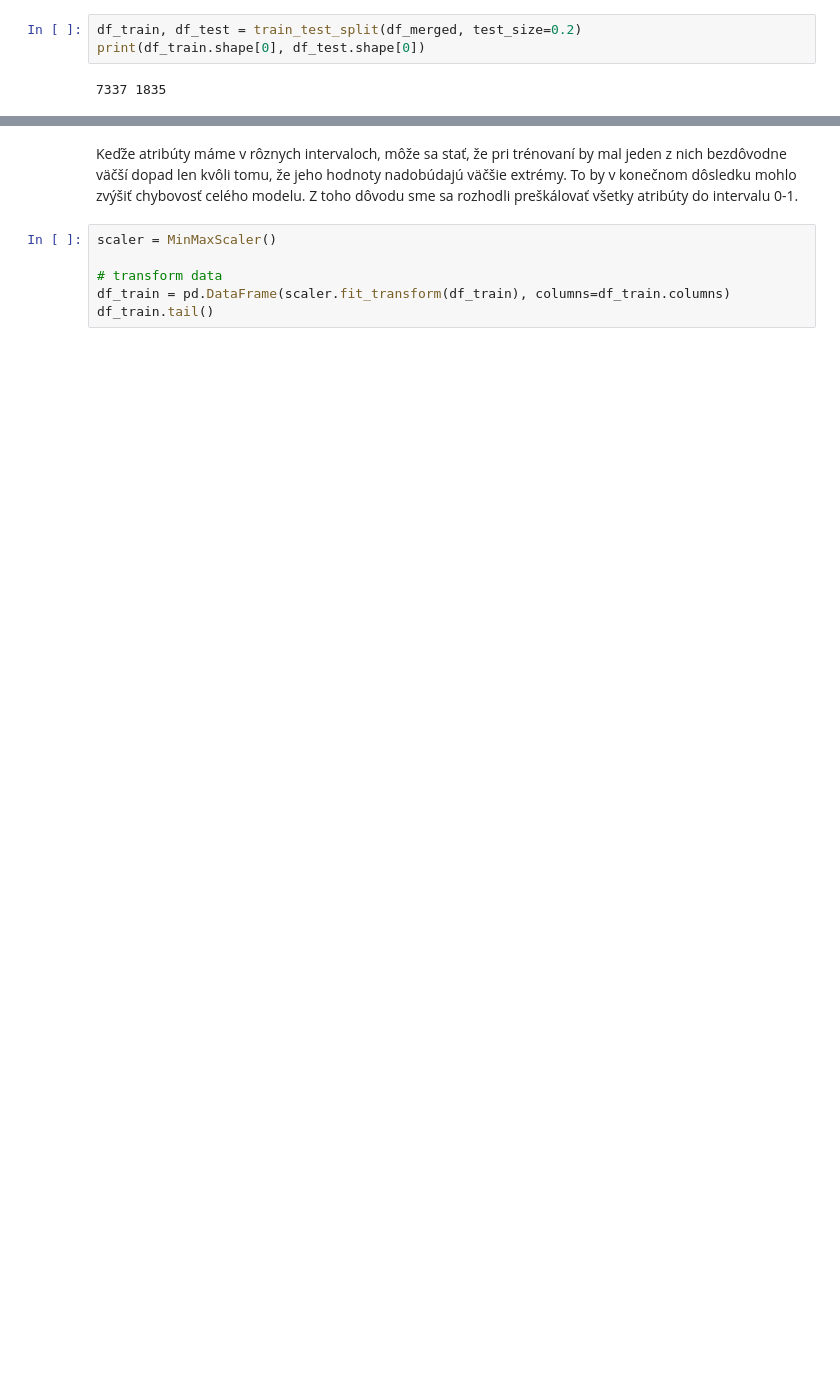
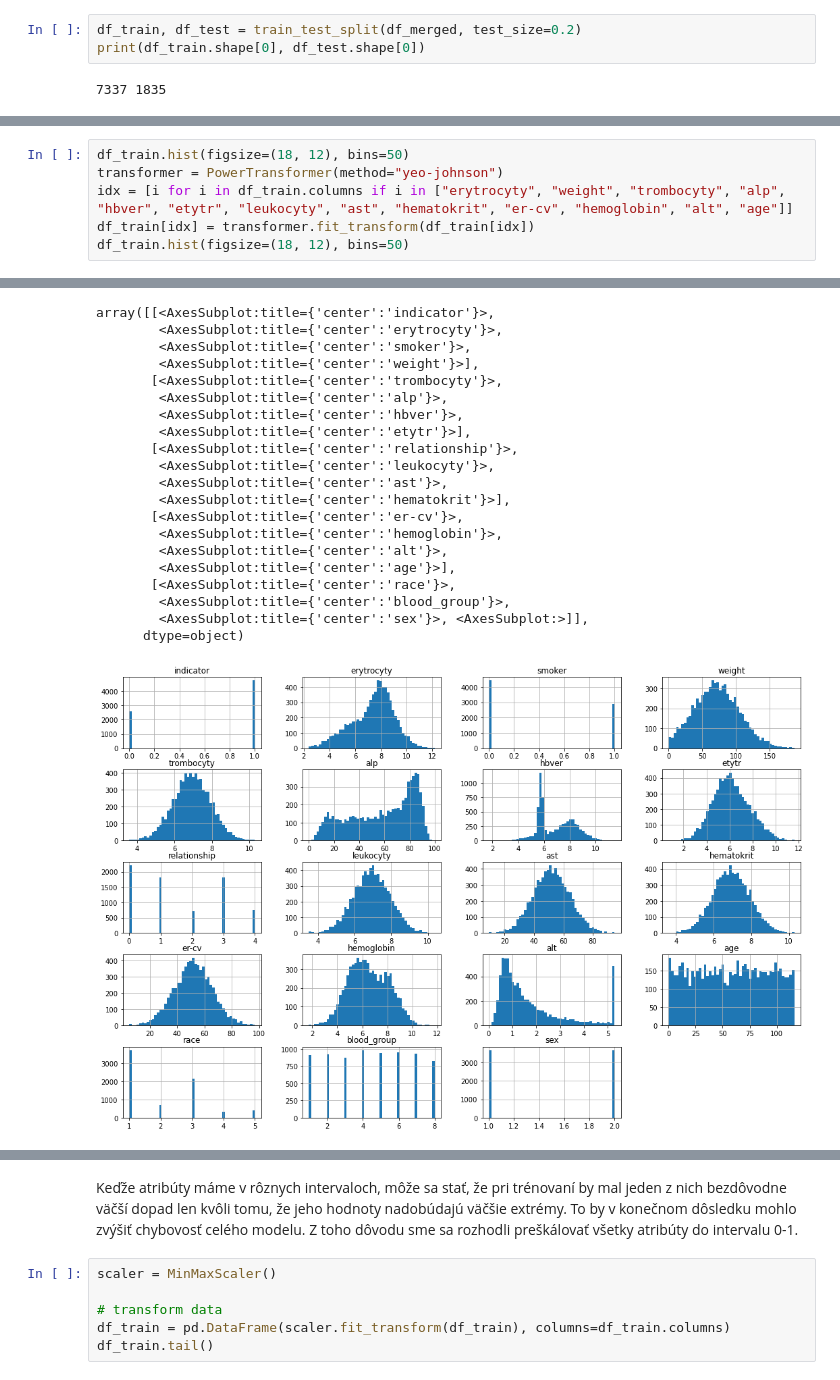
Before and after one commit to michalpidanic/IAU_2021, a Jupyter notebook: zadanie2.ipynb, the cells around one changed output, grey strips where cells are left out. Cells and saved outputs as stored; diff of their text form; blank space fills up the shorter version.

```diff
--- a/zadanie2.ipynb
+++ b/zadanie2.ipynb
@@ -330,0 +335,7 @@ print(df_train.shape[0], df_test.shape[0])
+# %%
+df_train.hist(figsize=(18, 12), bins=50)
+transformer = PowerTransformer(method="yeo-johnson")
+idx = [i for i in df_train.columns if i in ["erytrocyty", "weight", "trombocyty", "alp", "hbver", "etytr", "leukocyty", "ast", "hematokrit", "er-cv", "hemoglobin", "alt", "age"]]
+df_train[idx] = transformer.fit_transform(df_train[idx])
+df_train.hist(figsize=(18, 12), bins=50)
+# %% [output]
@@ -330,0 +355,21 @@ print(df_train.shape[0], df_test.shape[0])
+array([[<AxesSubplot:title={'center':'indicator'}>,
+        <AxesSubplot:title={'center':'erytrocyty'}>,
+        <AxesSubplot:title={'center':'smoker'}>,
+        <AxesSubplot:title={'center':'weight'}>],
+       [<AxesSubplot:title={'center':'trombocyty'}>,
+        <AxesSubplot:title={'center':'alp'}>,
+        <AxesSubplot:title={'center':'hbver'}>,
+        <AxesSubplot:title={'center':'etytr'}>],
+       [<AxesSubplot:title={'center':'relationship'}>,
+        <AxesSubplot:title={'center':'leukocyty'}>,
+        <AxesSubplot:title={'center':'ast'}>,
+        <AxesSubplot:title={'center':'hematokrit'}>],
+       [<AxesSubplot:title={'center':'er-cv'}>,
+        <AxesSubplot:title={'center':'hemoglobin'}>,
+        <AxesSubplot:title={'center':'alt'}>,
+        <AxesSubplot:title={'center':'age'}>],
+       [<AxesSubplot:title={'center':'race'}>,
+        <AxesSubplot:title={'center':'blood_group'}>,
+        <AxesSubplot:title={'center':'sex'}>, <AxesSubplot:>]],
+      dtype=object)
+[figure, added]
```
Also changed, not shown: parts of 38 cells of this notebook.
